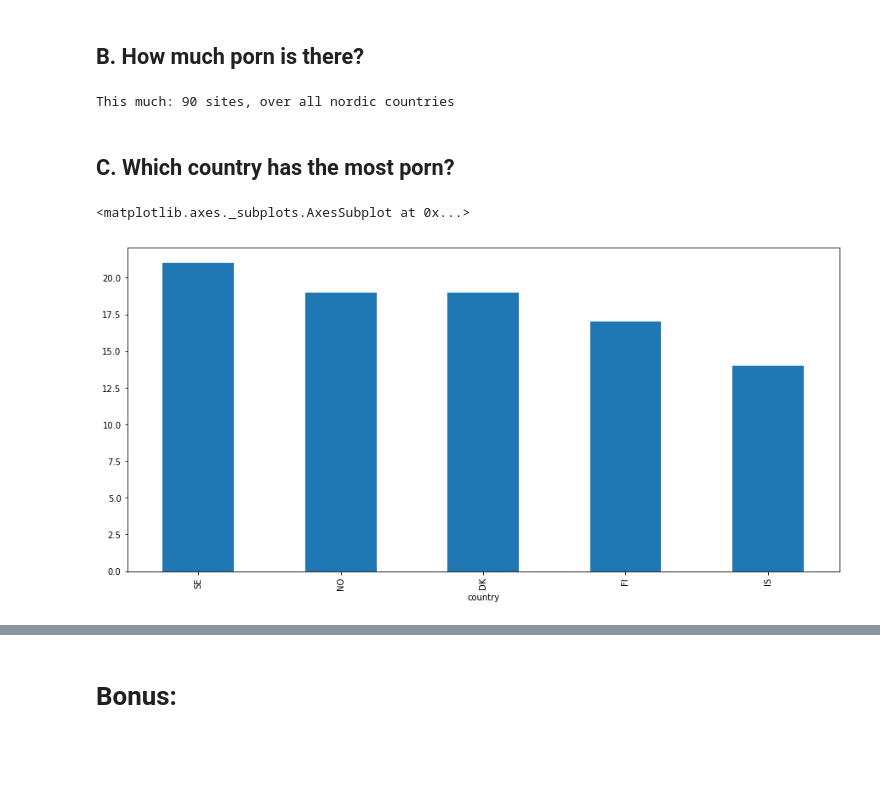
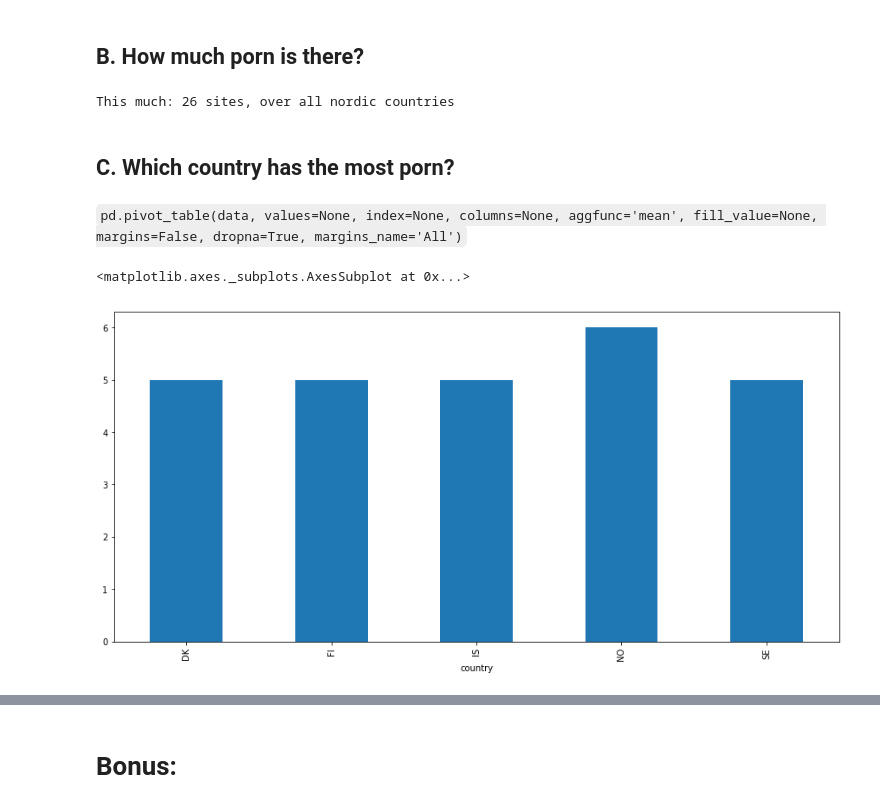
Before and after one commit to horriblesmell/noda-pres-17, a Jupyter notebook: noda_presentation.ipynb, the cells around one changed output, grey strips where cells are left out. Cells and saved outputs as stored; diff of their text form; code cells hidden in the pictures; blank space fills up the shorter version.

```diff
--- a/noda_presentation.ipynb
+++ b/noda_presentation.ipynb
@@ -56,5 +58,5 @@ Scraped from http://alexa.com/topsites/countries
 # %%
-raw_df = pd.read_csv("http://bit.ly/top500_sites")
+raw_df = pd.read_csv("http://bit.ly/top100_sites")
 raw_df
 # %% [output]
 |  | global_ranking | country | scraped_url | site_url | site_title | country_ranking |
@@ -327,8 +330,10 @@ is_porn = categorised_data.category == "porn"
 # %%
 print "This much: %s sites, over all nordic countries" % len(categorised_data[is_nordic & is_porn])
 # %% [output]
-This much: 90 sites, over all nordic countries
+This much: 26 sites, over all nordic countries
 # %% [markdown]
 ## C. Which country has the most porn?
+# %% [markdown]
+`pd.pivot_table(data, values=None, index=None, columns=None, aggfunc='mean', fill_value=None, margins=False, dropna=True, margins_name='All')`
 # %%
-count_of_pornsites = categorised_data[is_nordic & is_porn].groupby("country").category.count()
+pivot_count_pornsites = categorised_data[is_nordic & is_porn].pivot_table(values="category", index="country", aggfunc="count")
@@ -337,5 +340,5 @@ sorted_count_of_pornsites = count_of_pornsites.sort_values(ascending=False)
 # %%
-sorted_count_of_pornsites.plot.bar(figsize=(15,7))
+pivot_count_pornsites.plot.bar(figsize=(15,7))
 # %% [output]
 <matplotlib.axes._subplots.AxesSubplot at 0x...>
-[figure, old version]
+[figure, new version]
```
Also changed, not shown: parts of 19 cells of this notebook.
